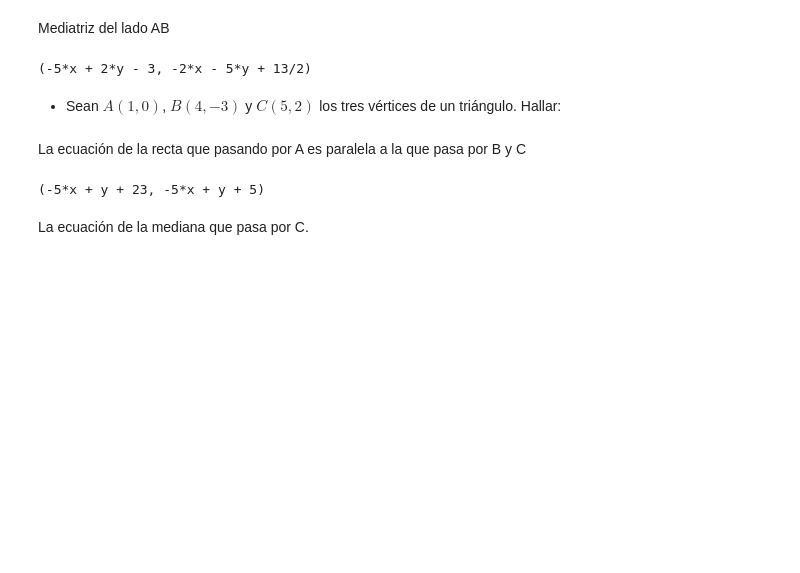
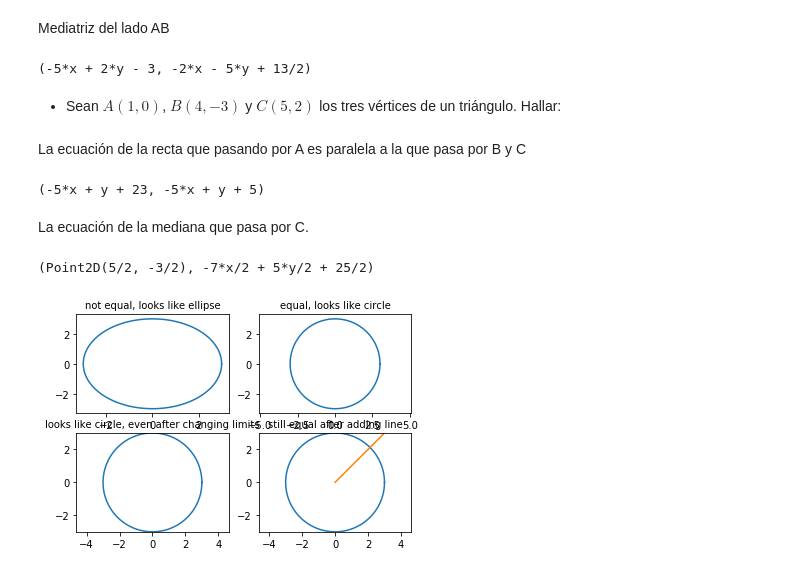
Before and after one commit to crdguez/mis_proyectos, a Jupyter notebook: prueba_jupyter/Geometria_sympy.ipynb, the cells around one changed output. Cells and saved outputs as stored; diff of their text form; code cells hidden in the pictures; blank space fills up the shorter version.

```diff
--- a/prueba_jupyter/Geometria_sympy.ipynb
+++ b/prueba_jupyter/Geometria_sympy.ipynb
@@ -143,3 +143,44 @@ l1.equation(), l2.equation()
 (-5*x + y + 23, -5*x + y + 5)
 # %% [markdown]
 La ecuación de la mediana que pasa por C.
+# %%
+M1=A.midpoint(B)
+M=Line(M1,C)
+M1, M.equation()
+# %% [output]
+(Point2D(5/2, -3/2), -7*x/2 + 5*y/2 + 25/2)
+# %%
+'''This example is only interesting when ran in interactive mode'''
+
+import matplotlib.pyplot as plt
+import numpy as np
+
+# Plot circle or radius 3
+
+an = np.linspace(0, 2*np.pi, 100)
+
+plt.subplot(221)
+plt.plot(3*np.cos(an), 3*np.sin(an))
+plt.title('not equal, looks like ellipse', fontsize=10)
+
+plt.subplot(222)
+plt.plot(3*np.cos(an), 3*np.sin(an))
+plt.axis('equal')
+plt.title('equal, looks like circle', fontsize=10)
+
+plt.subplot(223)
+plt.plot(3*np.cos(an), 3*np.sin(an))
+plt.axis('equal')
+plt.axis([-3, 3, -3, 3])
+plt.title('looks like circle, even after changing limits', fontsize=10)
+
+plt.subplot(224)
+plt.plot(3*np.cos(an), 3*np.sin(an))
+plt.axis('equal')
+plt.axis([-3, 3, -3, 3])
+plt.plot([0, 4], [0, 4])
+plt.title('still equal after adding line', fontsize=10)
+
+plt.show()
+# %% [output]
+[figure, added]
```
Also changed, not shown: parts of 7 cells of this notebook.
